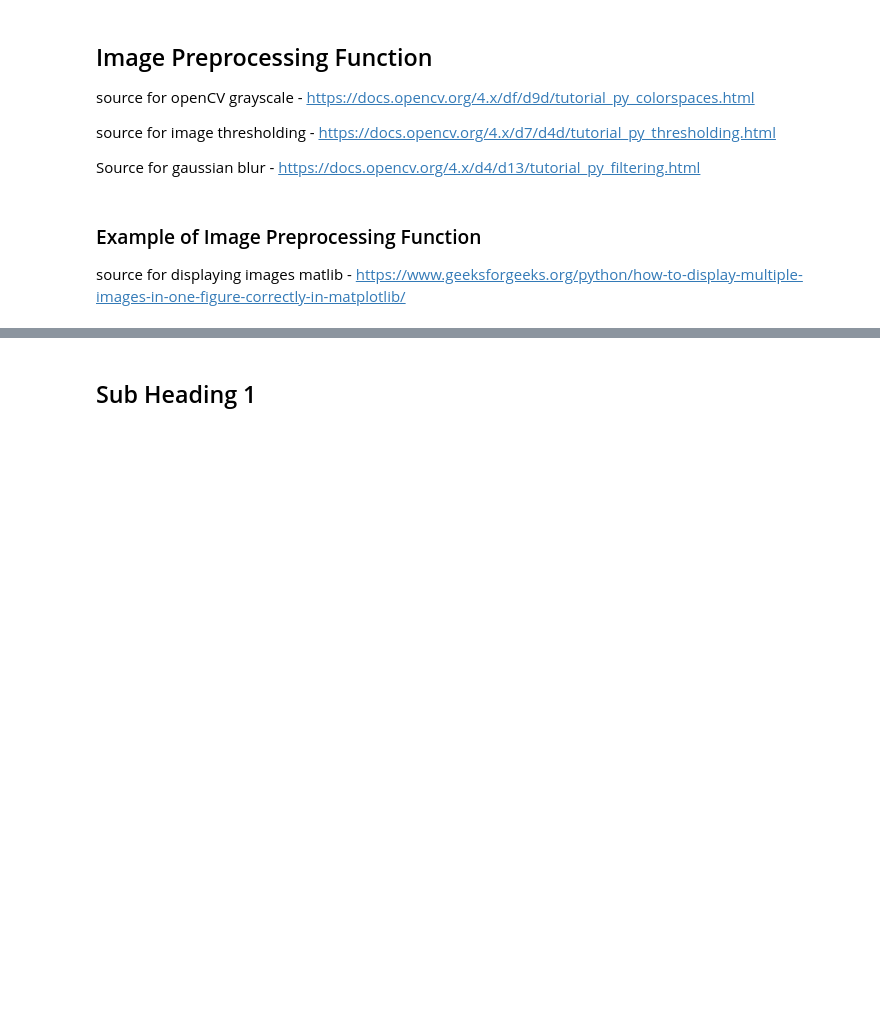
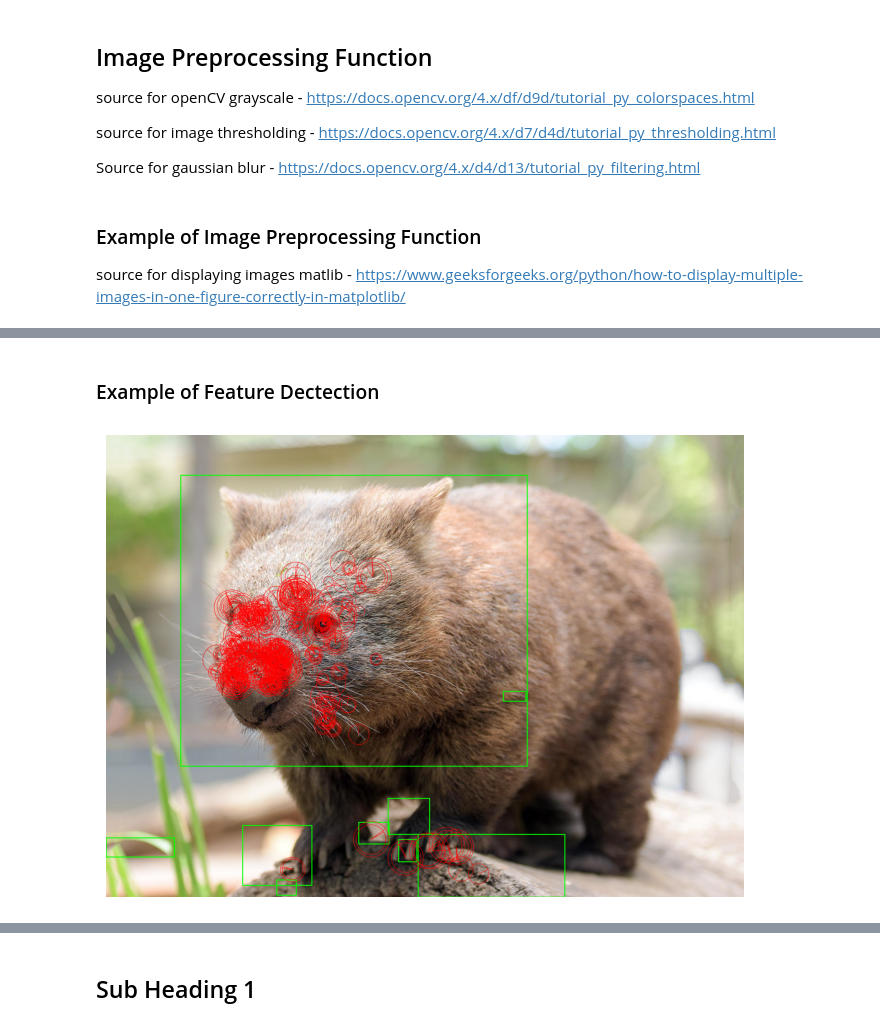
Before and after one commit to ATU-BDAAI/ca2-assignment-jbuckett-1, a Jupyter notebook: Buckett_Jamie_CA2.ipynb, the cells around one changed output, grey strips where cells are left out. Drawn from its saved outputs; the diff is of its cells as text; code cells hidden in the pictures; blank space fills up the shorter version.

```diff
--- a/Buckett_Jamie_CA2.ipynb
+++ b/Buckett_Jamie_CA2.ipynb
@@ -696,0 +751,19 @@ plt.show()
+# %% [markdown]
+### Example of Feature Dectection
+# %%
+# demo file to test the function on
+demo_image = "wombat.jpg"
+
+# run the detection function
+# this returns the image with the boxes and circles drawn on it
+detected_image = detect_features(demo_image)
+
+# show the result
+plt.figure(figsize=(12, 6))
+# convert from bgr to rgb so the colors look right
+plt.imshow(cv2.cvtColor(detected_image, cv2.COLOR_BGR2RGB))
+# hide the axes
+plt.axis('off')
+plt.show()
+# %% [output]
+[figure, added]
```
Also changed, not shown: parts of 5 cells of this notebook, 4 other files.
